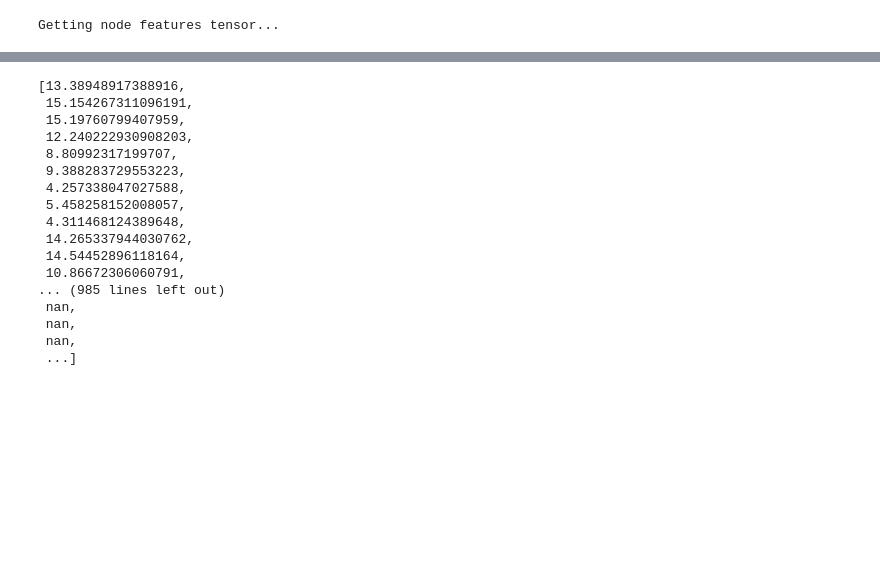
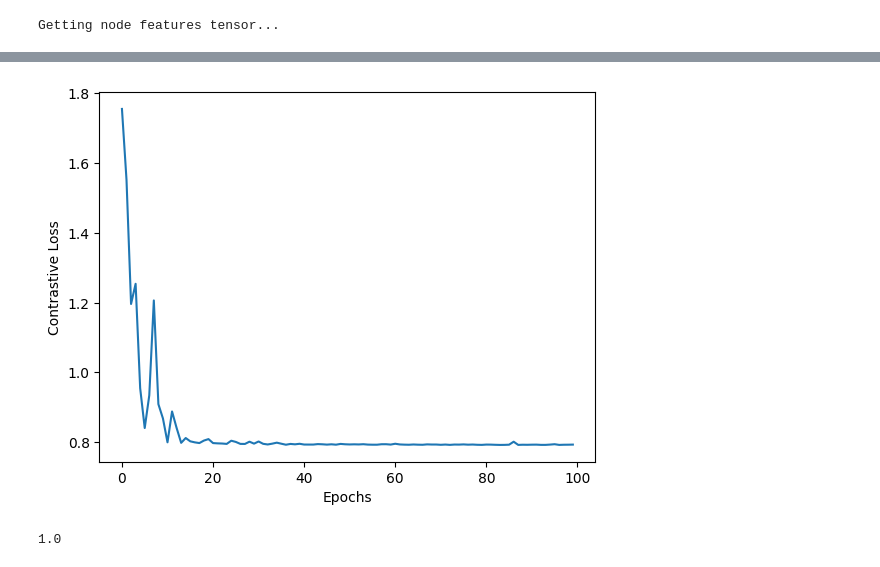
Before and after one commit to nramani611/Constrative_Learning, a Jupyter notebook: Contrastive Learning.ipynb, the cells around one changed output, grey strips where cells are left out. Cells and saved outputs as stored; diff of their text form; code cells hidden in the pictures; blank space fills up the shorter version.

Commit message:
Added Contrastive Learning feature analysis

```diff
--- a/Contrastive Learning.ipynb
+++ b/Contrastive Learning.ipynb
@@ -275,13 +280,14 @@ def train_model(epochs, dataset, gat, mlp, optimizer):
                     zn = mlp(zn)
 
                     loss = criterion(zn, zd)
+                    #print(loss)
                     all_losses.append(loss)
 
-            final_loss = sum(all_losses)/len(all_losses)
-            plot_losses.append(final_loss.item())
+            #final_loss = sum(all_losses)/len(all_losses)
+            #batch_losses.append(final_loss.item())
             #print(final_loss)
-            final_loss.backward()
-            optimizer.step()
+            #final_loss.backward()
+            #optimizer.step()
             #final_loss.detach()
 
             m_nodes_unstacked = torch.reshape(m_nodes, (batch_size, 1, -1))
@@ -289,7 +295,7 @@ def train_model(epochs, dataset, gat, mlp, optimizer):
             zd = gat(e_nodes, graphs)
             zd = mlp(zd)
 
-            all_losses = []
+            #all_losses = []
             for i in range(m_nodes_unstacked.shape[0]):
                 xi = m_nodes_unstacked[i]
                 #print(xi)
@@ -305,12 +311,13 @@ def train_model(epochs, dataset, gat, mlp, optimizer):
                     all_losses.append(loss)
 
             final_loss = sum(all_losses)/len(all_losses)
-            plot_losses.append(final_loss.item())
+            batch_losses.append(final_loss.item())
             #print(final_loss)
             final_loss.backward()
             optimizer.step()
             #final_loss.detach()
-        #plot_losses.append(sum(final_loss)/len(final_loss))
+        plot_losses.append(sum(batch_losses)/len(batch_losses))
+        print(plot_losses)
     return plot_losses
 # %%
 class GAT_Contrast(torch.nn.Module):
@@ -318,16 +325,19 @@ class GAT_Contrast(torch.nn.Module):
         super().__init__()
 
         self.conv1 = GATConv(in_channels, hidden_channels, heads, dropout = 0.6)
-        #self.output_layer = nn.Linear(out_channels*heads, 2)
         #self.conv2 = GATConv(hidden_channels*heads, out_channels, heads, dropout=0.6)
         self.num_nodes = 18840
+        self.output_layer = nn.Linear(self.num_nodes*hidden_channels*heads, out_channels)
         #self.columns = out_channels*heads
 
     def forward(self, x, edge_index):
         batch_size = x.shape[0]//self.num_nodes
         x = self.conv1(x, edge_index)
         x = F.relu(x)
+        x = torch.reshape(x, (batch_size, 1, -1))
 
+        x = self.output_layer(x)
+        x = F.relu(x)
         return x
 
 class MLP(torch.nn.Module):
@@ -339,8 +349,8 @@ class MLP(torch.nn.Module):
         self.num_nodes = 18840
 
     def forward(self, x):
-        batch_size = x.shape[0]//self.num_nodes
-        x = torch.reshape(x, (batch_size, 1, -1))
+        #batch_size = x.shape[0]//self.num_nodes
+        #x = torch.reshape(x, (batch_size, 1, -1))
         x = self.linear1(x)
         x = F.relu(x)
         x = self.linear2(x)
@@ -350,7 +360,7 @@ class MLP(torch.nn.Module):
 import torch_geometric.utils
 from torch_geometric.nn import GATConv
 
-def GAT_contrast_train(gat, mlp, dataset, epochs, num_nodes, lr = 1e-4, weight_decay = 5e-4, temp=0.05):
+def GAT_contrast_train(gat, mlp, dataset, epochs, num_nodes, lr = 1e-6, weight_decay = 5e-4, temp=0.05):
     torch.cuda.empty_cache()
     params = list(gat.parameters()) + list(mlp.parameters())
     optimizer = torch.optim.Adam(params, lr=lr, weight_decay=weight_decay)
@@ -359,15 +369,11 @@ def GAT_contrast_train(gat, mlp, dataset, epochs, num_nodes, lr = 1e-4, weight_d
     mlp.train()
     optimizer.zero_grad()
 
-    e_nodes = dataset.get_e_nodes()
-    m_nodes = dataset.get_m_nodes()
-    edge_index = dataset.get_edge_index()
-
     losses = train_model(epochs, dataset, gat, mlp, optimizer)
     return losses
 # %%
 #Need to put in tensor batches again
-gat_contrast = GAT_Contrast(1, 16, 2, 1).to(device)
-mlp_contrast = MLP(301440, 64, 32).to(device)
+gat_contrast = GAT_Contrast(1, 8, 64, 2).to(device)
+mlp_contrast = MLP(64, 32, 16).to(device)
 # %%
 losses = GAT_contrast_train(gat_contrast, mlp_contrast, contrastive_dataset, 100, scRNA_data.shape[0])
@@ -374,20 +394,7 @@ losses = GAT_contrast_train(gat_contrast, mlp_contrast, contrastive_dataset, 100
 # %%
-losses
+plt.plot([i for i in range(len(losses))], losses)
+plt.xlabel('Epochs')
+plt.ylabel('Contrastive Loss')
+plt.show()
 # %% [output]
-[13.38948917388916,
- 15.154267311096191,
- 15.19760799407959,
- 12.240222930908203,
- 8.80992317199707,
- 9.388283729553223,
- 4.257338047027588,
- 5.458258152008057,
- 4.311468124389648,
- 14.265337944030762,
- 14.54452896118164,
- 10.86672306060791,
-... (985 lines left out)
- nan,
- nan,
- nan,
- ...]
+[figure, added]
@@ -393,0 +425,4 @@ losses
+# %%
+RFC_test(gat_contrast, contrastive_dataset)
+# %% [output]
+1.0
```
Also changed, not shown: parts of 5 cells of this notebook.
